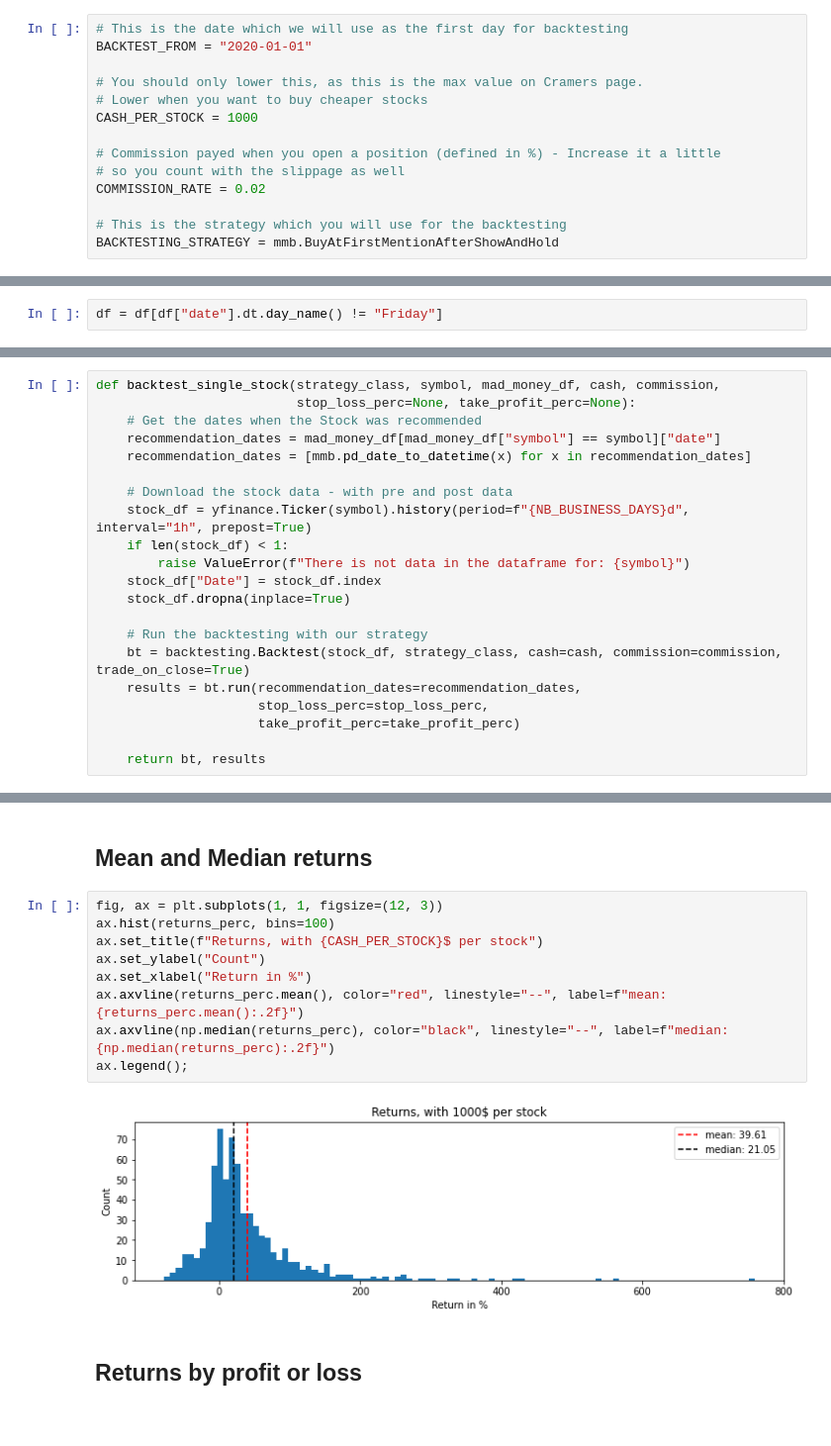
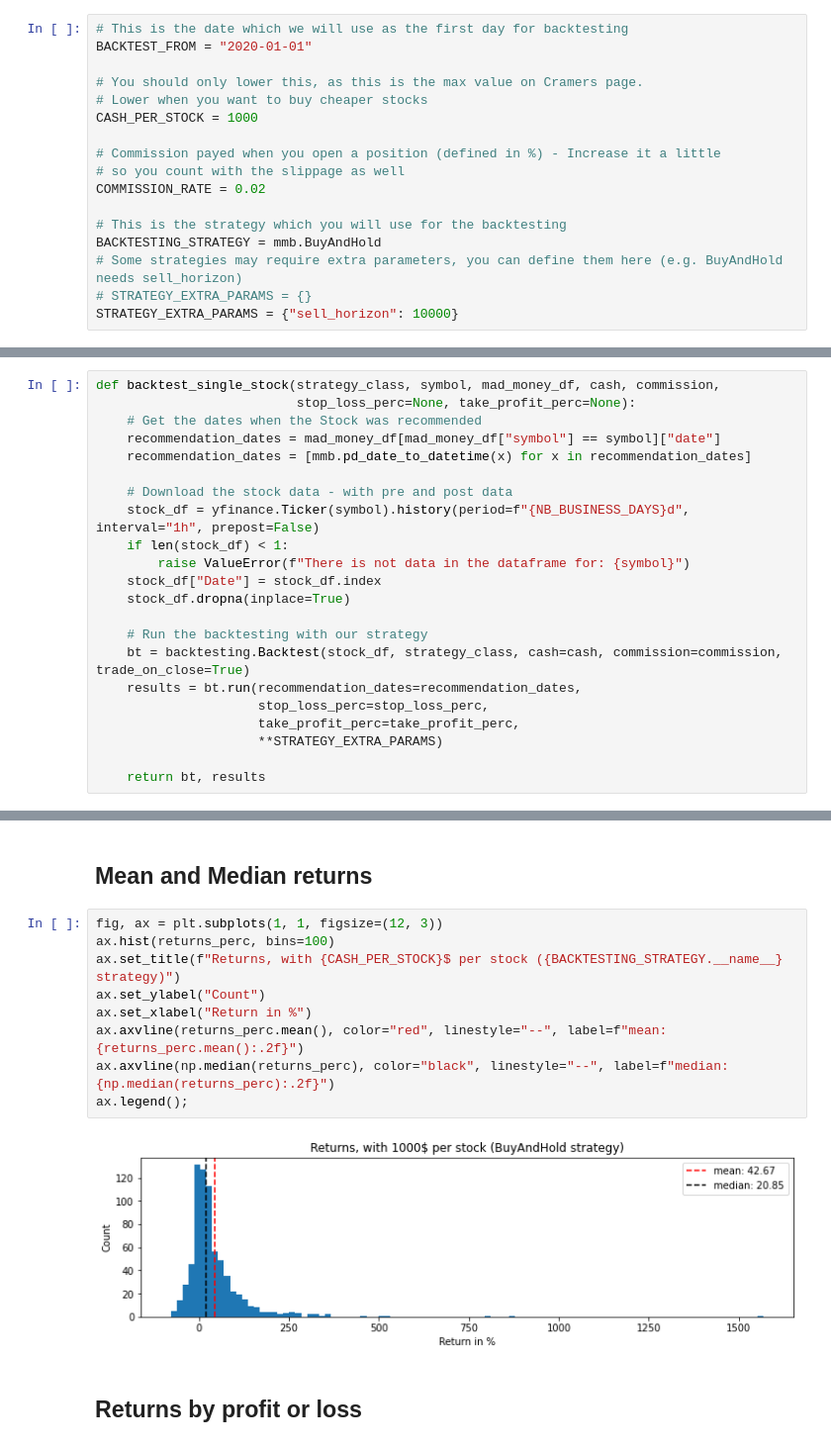
Before and after one commit to gaborvecsei/Mad-Money-Backtesting, a Jupyter notebook: mad_money_backtesting.ipynb, the cells around one changed output, grey strips where cells are left out. Shown at 99% size. Saved outputs shown, nothing was run; the diff lists cells and outputs as text; blank space fills up the shorter version.

```diff
--- a/mad_money_backtesting.ipynb
+++ b/mad_money_backtesting.ipynb
@@ -64,7 +63,10 @@ CASH_PER_STOCK = 1000
 COMMISSION_RATE = 0.02
 
 # This is the strategy which you will use for the backtesting
-BACKTESTING_STRATEGY = mmb.BuyAtFirstMentionAfterShowAndHold
+BACKTESTING_STRATEGY = mmb.BuyAndHold
+# Some strategies may require extra parameters, you can define them here (e.g. BuyAndHold needs sell_horizon)
+# STRATEGY_EXTRA_PARAMS = {}
+STRATEGY_EXTRA_PARAMS = {"sell_horizon": 10000}
 # %%
 # The number of business days where we have some values about the market
 NB_BUSINESS_DAYS = len(pd.bdate_range(BACKTEST_FROM, datetime.now()))
@@ -114,5 +110,3 @@ Fridays are filtered because what we buy at Friday, we can only sell at Monday,
-# %%
-df = df[df["date"].dt.day_name() != "Friday"]
 # %% [markdown]
 ## Define backtesting for a single stock
 
@@ -131,7 +125,7 @@ def backtest_single_stock(strategy_class, symbol, mad_money_df, cash, commission
     recommendation_dates = [mmb.pd_date_to_datetime(x) for x in recommendation_dates]
 
     # Download the stock data - with pre and post data
-    stock_df = yfinance.Ticker(symbol).history(period=f"{NB_BUSINESS_DAYS}d", interval="1h", prepost=True)
+    stock_df = yfinance.Ticker(symbol).history(period=f"{NB_BUSINESS_DAYS}d", interval="1h", prepost=False)
     if len(stock_df) < 1:
         raise ValueError(f"There is not data in the dataframe for: {symbol}")
     stock_df["Date"] = stock_df.index
@@ -141,7 +135,8 @@ def backtest_single_stock(strategy_class, symbol, mad_money_df, cash, commission
     bt = backtesting.Backtest(stock_df, strategy_class, cash=cash, commission=commission, trade_on_close=True)
     results = bt.run(recommendation_dates=recommendation_dates,
                      stop_loss_perc=stop_loss_perc,
-                     take_profit_perc=take_profit_perc)
+                     take_profit_perc=take_profit_perc,
+                     **STRATEGY_EXTRA_PARAMS)
 
     return bt, results
 # %% [markdown]
@@ -212,14 +220,14 @@ returns_perc = results_df["Return [%]"].values
 # %%
 fig, ax = plt.subplots(1, 1, figsize=(12, 3))
 ax.hist(returns_perc, bins=100)
-ax.set_title(f"Returns, with {CASH_PER_STOCK}$ per stock")
+ax.set_title(f"Returns, with {CASH_PER_STOCK}$ per stock ({BACKTESTING_STRATEGY.__name__} strategy)")
 ax.set_ylabel("Count")
 ax.set_xlabel("Return in %")
 ax.axvline(returns_perc.mean(), color="red", linestyle="--", label=f"mean: {returns_perc.mean():.2f}")
 ax.axvline(np.median(returns_perc), color="black", linestyle="--", label=f"median: {np.median(returns_perc):.2f}")
 ax.legend();
 # %% [output]
-[figure, old version]
+[figure, new version]
 # %% [markdown]
 ## Returns by profit or loss
 # %%
```
Also changed, not shown: parts of 13 cells of this notebook, 2 other files.
